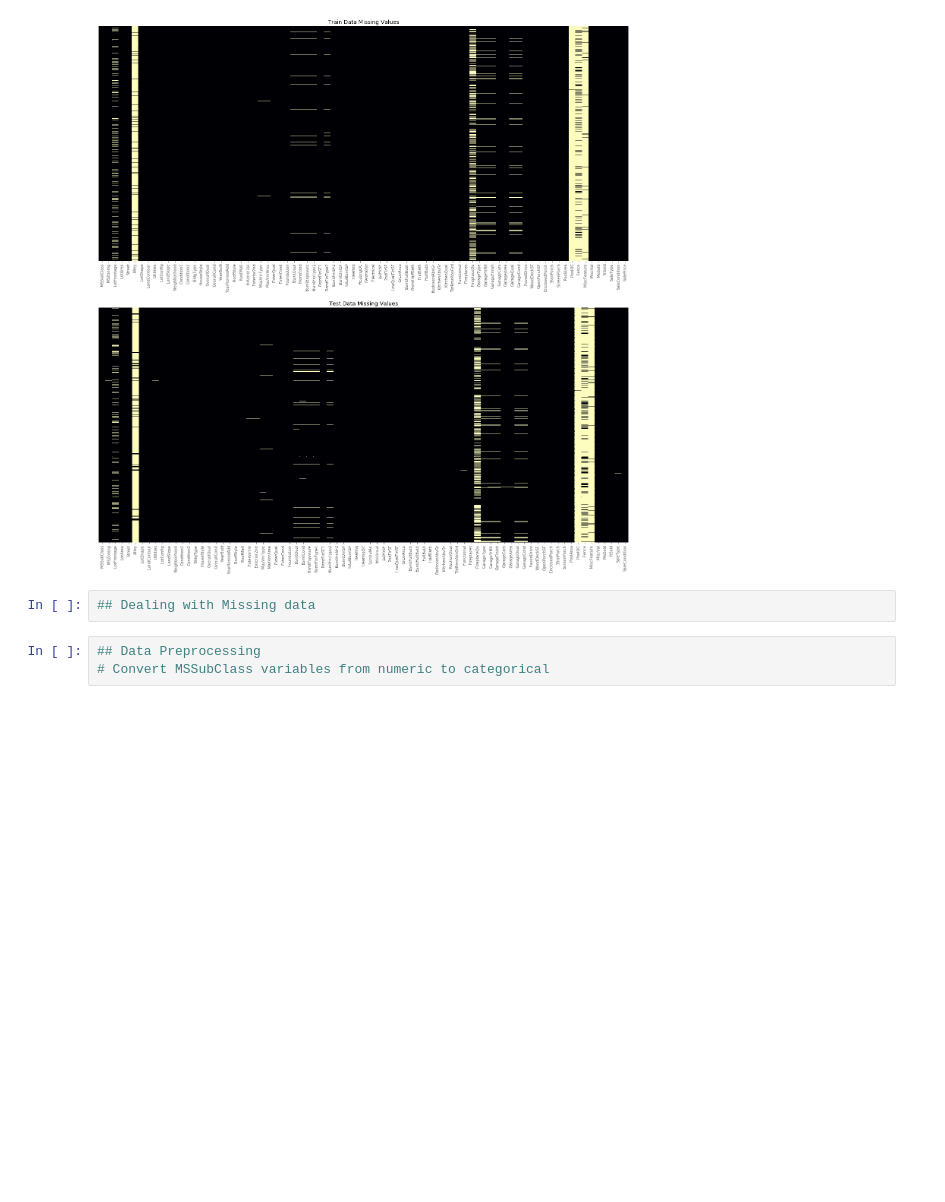
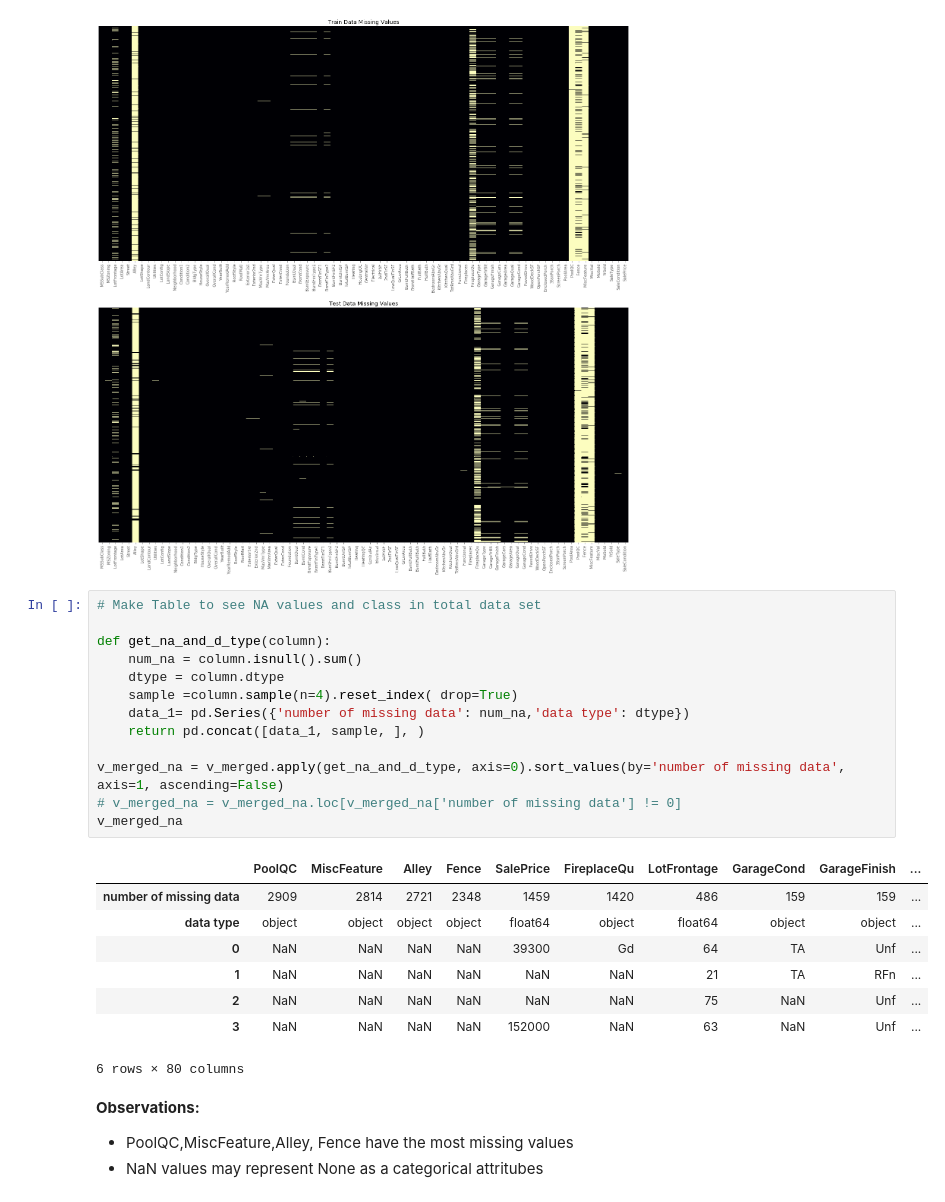
Before and after one commit to asynchk/kaggle_house_price_prediction, a Jupyter notebook: editing.ipynb, the cells around one changed output. Cells and saved outputs as stored; diff of their text form; blank space fills up the shorter version.

```diff
--- a/editing.ipynb
+++ b/editing.ipynb
@@ -276,8 +285,29 @@ plt.xticks(rotation=90)
 plt.show()
 # %% [output]
 [figure]
-# %%
-## Dealing with Missing data
-# %%
-## Data Preprocessing
-# Convert MSSubClass variables from numeric to categorical
+# %%
+# Make Table to see NA values and class in total data set
+
+def get_na_and_d_type(column):
+    num_na = column.isnull().sum()
+    dtype = column.dtype
+    sample =column.sample(n=4).reset_index( drop=True)
+    data_1= pd.Series({'number of missing data': num_na,'data type': dtype})
+    return pd.concat([data_1, sample, ], )
+
+v_merged_na = v_merged.apply(get_na_and_d_type, axis=0).sort_values(by='number of missing data', axis=1, ascending=False)
+# v_merged_na = v_merged_na.loc[v_merged_na['number of missing data'] != 0]
+v_merged_na
+# %% [output]
+|  | PoolQC | MiscFeature | Alley | Fence | SalePrice | FireplaceQu | LotFrontage | GarageCond | GarageFinish | ... |
+| number of missing data | 2909 | 2814 | 2721 | 2348 | 1459 | 1420 | 486 | 159 | 159 | ... |
+| data type | object | object | object | object | float64 | object | float64 | object | object | ... |
+| 0 | NaN | NaN | NaN | NaN | 39300 | Gd | 64 | TA | Unf | ... |
+| 1 | NaN | NaN | NaN | NaN | NaN | NaN | 21 | TA | RFn | ... |
+| 2 | NaN | NaN | NaN | NaN | NaN | NaN | 75 | NaN | Unf | ... |
+| 3 | NaN | NaN | NaN | NaN | 152000 | NaN | 63 | NaN | Unf | ... |
+6 rows × 80 columns
+# %% [markdown]
+**Observations:**
+- PoolQC,MiscFeature,Alley, Fence have the most missing values
+- NaN values may represent None as a categorical attritubes
```
Also changed, not shown: parts of 24 cells of this notebook.
